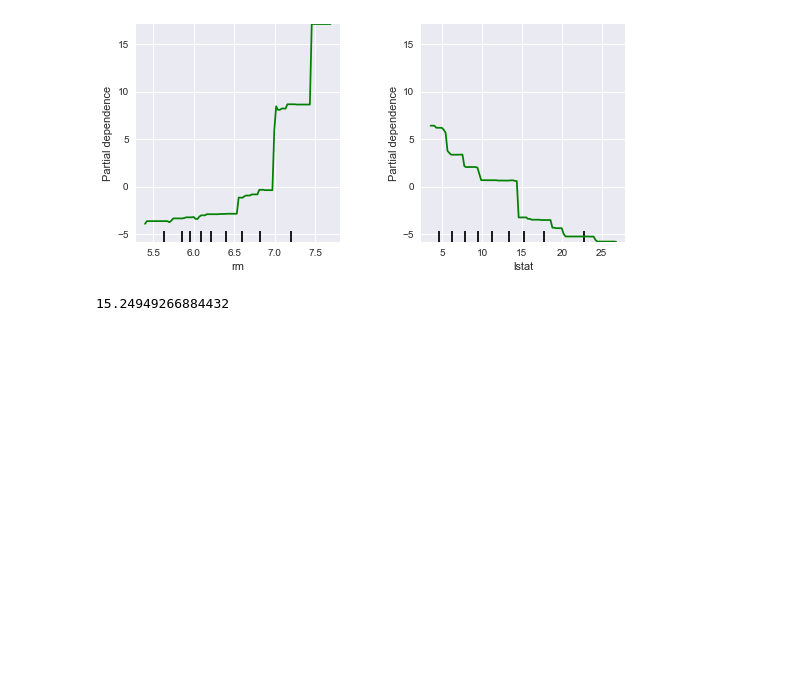
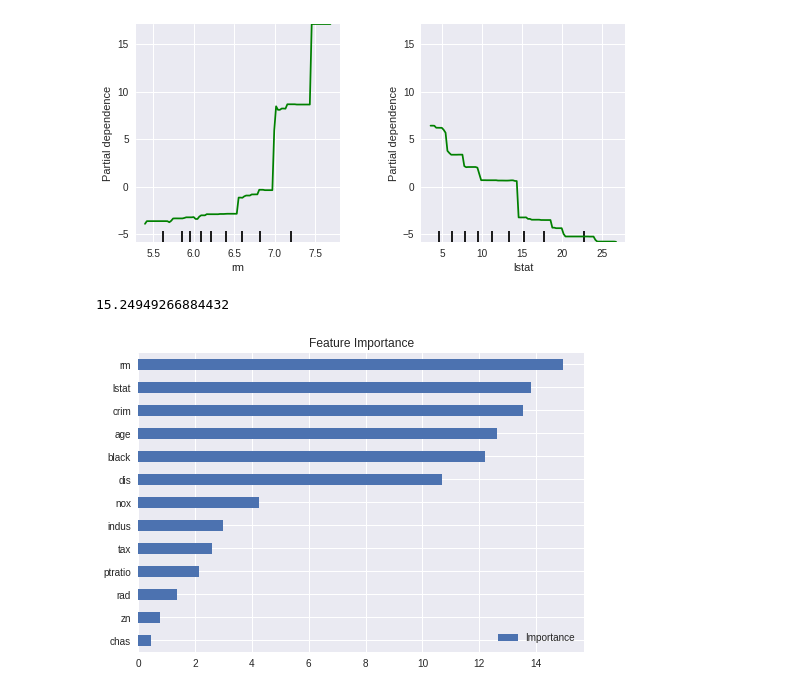
Before and after one commit to emredjan/ISL-python, a Jupyter notebook: labs/lab_8.3_decision_trees.ipynb, the cells around one changed output. Saved outputs shown, nothing was run; the diff lists cells and outputs as text; code cells hidden in the pictures; blank space fills up the shorter version.

Commit message:
small graph update

```diff
--- a/labs/lab_8.3_decision_trees.ipynb
+++ b/labs/lab_8.3_decision_trees.ipynb
@@ -202,3 +202,10 @@ y_pred = boston_gb2.predict(X_test)
 mean_squared_error(y_test, y_pred)
 # %% [output]
 15.24949266884432
+# %%
+(pd
+ .DataFrame({'Importance': boston_gb2.feature_importances_ * 100}, index=X.columns)
+ .sort_values('Importance', ascending= True, axis=0)
+ .plot(kind='barh', title='Feature Importance'));
+# %% [output]
+[figure, added]
```
Also changed, not shown: parts of 3 cells of this notebook.
